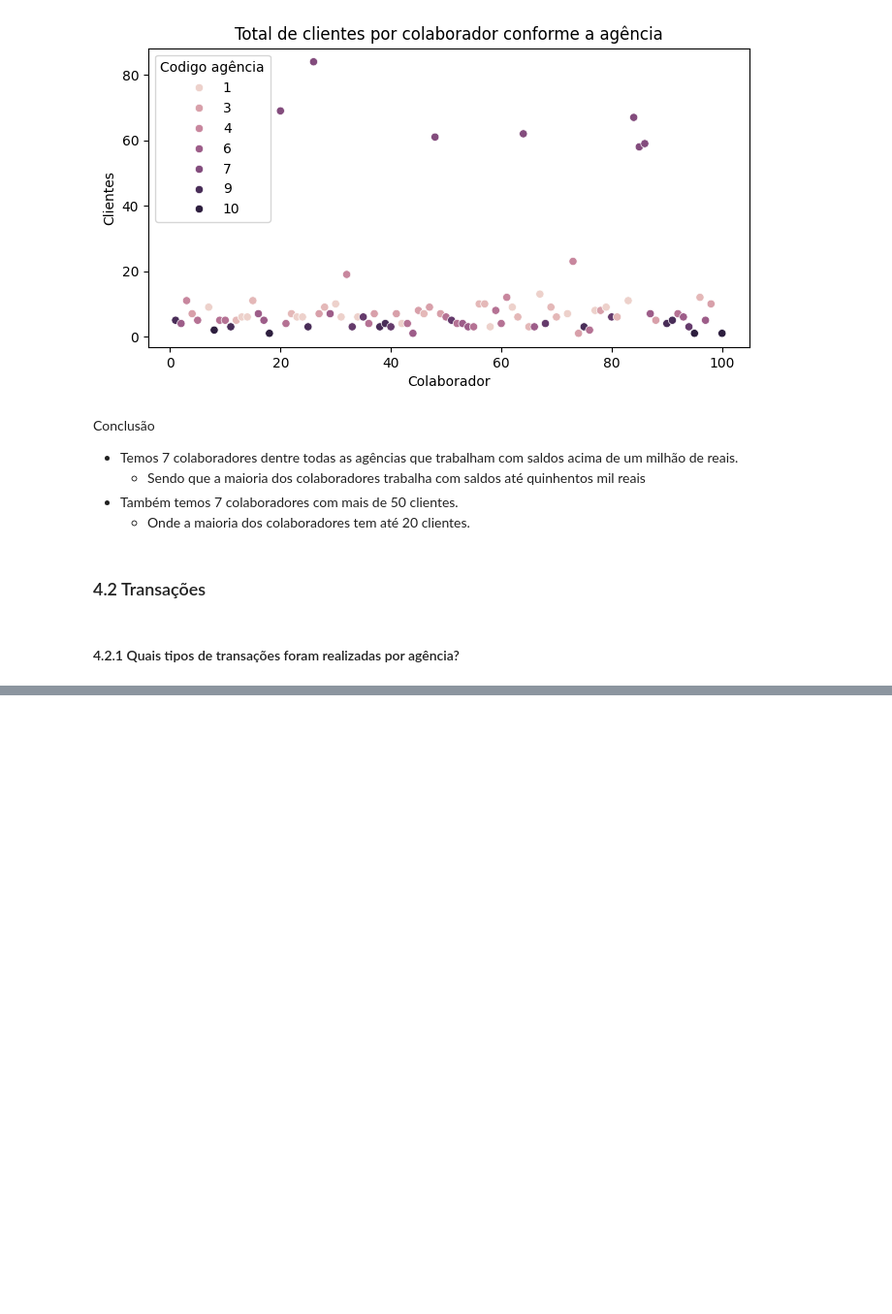
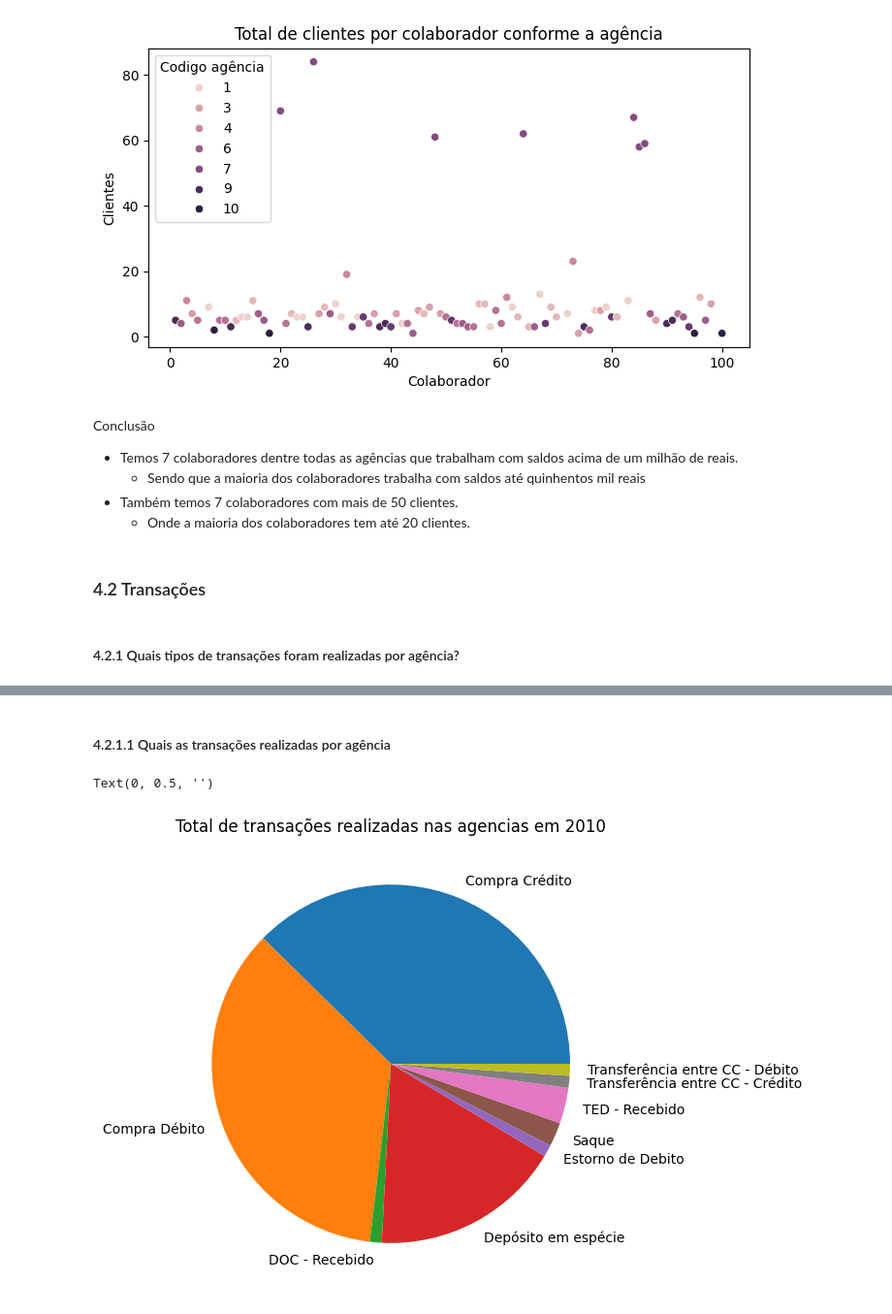
Before and after one commit to renanpan/Projeto_banco_KPI, a Jupyter notebook: lighthouse_DA_project.ipynb, the cells around one changed output, grey strips where cells are left out. Shown at 97% size. Cells and saved outputs as stored; diff of their text form; code cells hidden in the pictures; blank space fills up the shorter version.

```diff
--- a/lighthouse_DA_project.ipynb
+++ b/lighthouse_DA_project.ipynb
@@ -512,0 +540,24 @@ propostas_de_financiamento.plot(kind='bar')
+# %% [markdown]
+#### 4.2.1.1 Quais as transações realizadas por agência
+# %%
+#Filtrar os dados para 2010 e 2022
+
+transacoes_e_contas_2010 = transacoes_e_contas[transacoes_e_contas['ano_transacao']==2010]
+transacoes_e_contas_2019 = transacoes_e_contas[transacoes_e_contas['ano_transacao']==2019]
+transacoes_e_contas_2022 = transacoes_e_contas[transacoes_e_contas['ano_transacao']==2022]
+# %%
+#Qual o total de transações financeiras por agencia em 2010?
+transacoes_por_agencia_2010 = transacoes_e_contas_2010.groupby('nome_transacao')['cod_agencia'].count()
+
+#descobrindo a porcentagem de representação de cada uma das transações
+transacoes_por_agencia_2010_total = transacoes_por_agencia_2010.sum()
+
+transacoes_por_agencia_porcent_2010 = (transacoes_por_agencia_2010/transacoes_por_agencia_2010_total)*100
+
+plt.figure(figsize=[10,6])
+transacoes_por_agencia_porcent_2010.plot(kind='pie')
+plt.title('Total de transações realizadas nas agencias em 2010')
+plt.ylabel('')
+# %% [output]
+Text(0, 0.5, '')
+[figure, added]
```
Also changed, not shown: parts of 27 cells of this notebook.
